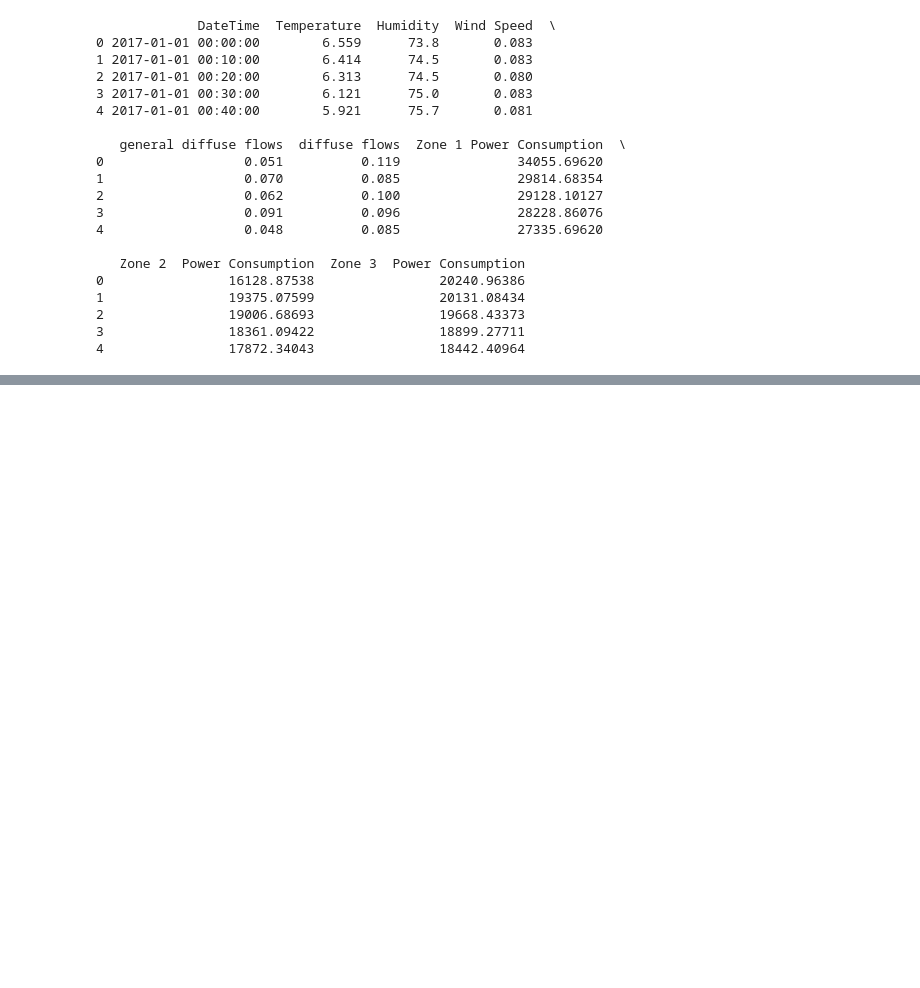
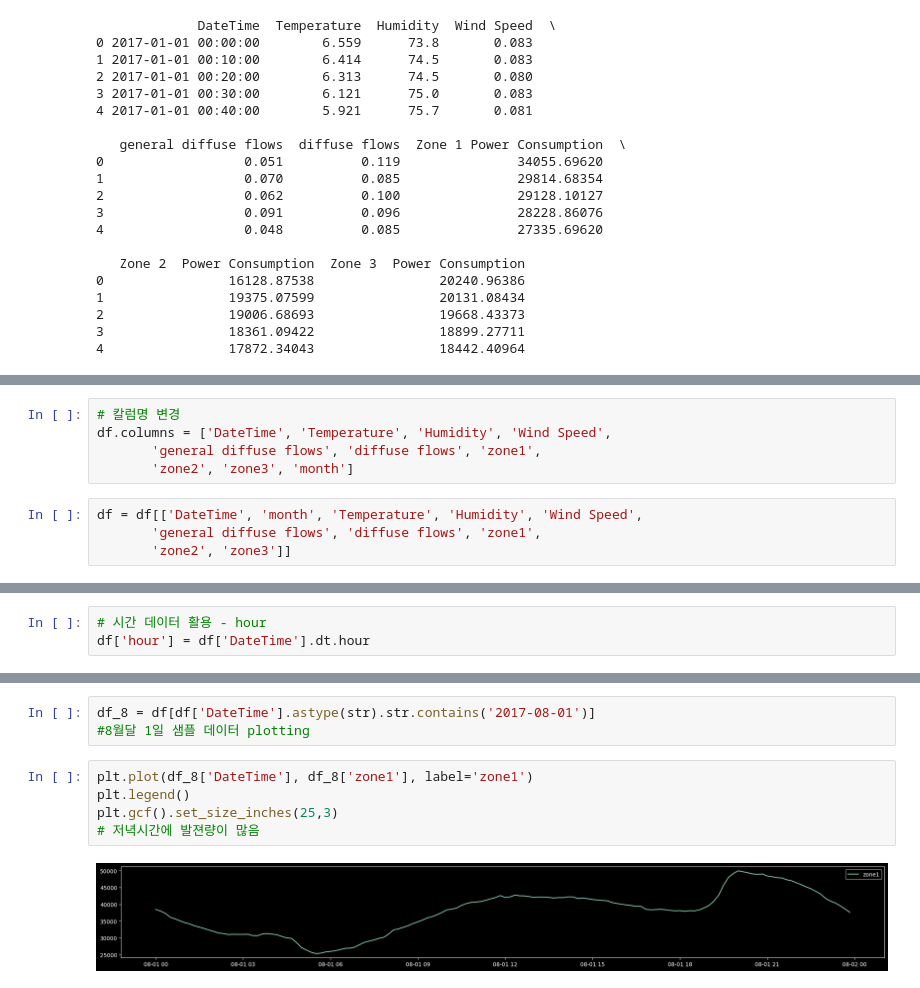
Before and after one commit to Minjeongc/study-data-analytics, a Jupyter notebook: Chapter03/chapter03.ipynb, the cells around one changed output, grey strips where cells are left out. Cells and saved outputs as stored; diff of their text form; blank space fills up the shorter version.

```diff
--- a/Chapter03/chapter03.ipynb
+++ b/Chapter03/chapter03.ipynb
@@ -161,0 +233,9 @@ print(df.head(5))
+# %%
+# 칼럼명 변경
+df.columns = ['DateTime', 'Temperature', 'Humidity', 'Wind Speed',
+       'general diffuse flows', 'diffuse flows', 'zone1',
+       'zone2', 'zone3', 'month']
+# %%
+df = df[['DateTime', 'month', 'Temperature', 'Humidity', 'Wind Speed',
+       'general diffuse flows', 'diffuse flows', 'zone1',
+       'zone2', 'zone3']]
@@ -161,0 +285,3 @@ print(df.head(5))
+# %%
+# 시간 데이터 활용 - hour
+df['hour'] = df['DateTime'].dt.hour
@@ -161,0 +315,10 @@ print(df.head(5))
+# %%
+df_8 = df[df['DateTime'].astype(str).str.contains('2017-08-01')]
+#8월달 1일 샘플 데이터 plotting
+# %%
+plt.plot(df_8['DateTime'], df_8['zone1'], label='zone1')
+plt.legend()
+plt.gcf().set_size_inches(25,3)
+# 저녁시간에 발젼량이 많음
+# %% [output]
+[figure, added]
```
Also changed, not shown: parts of 14 cells of this notebook.
